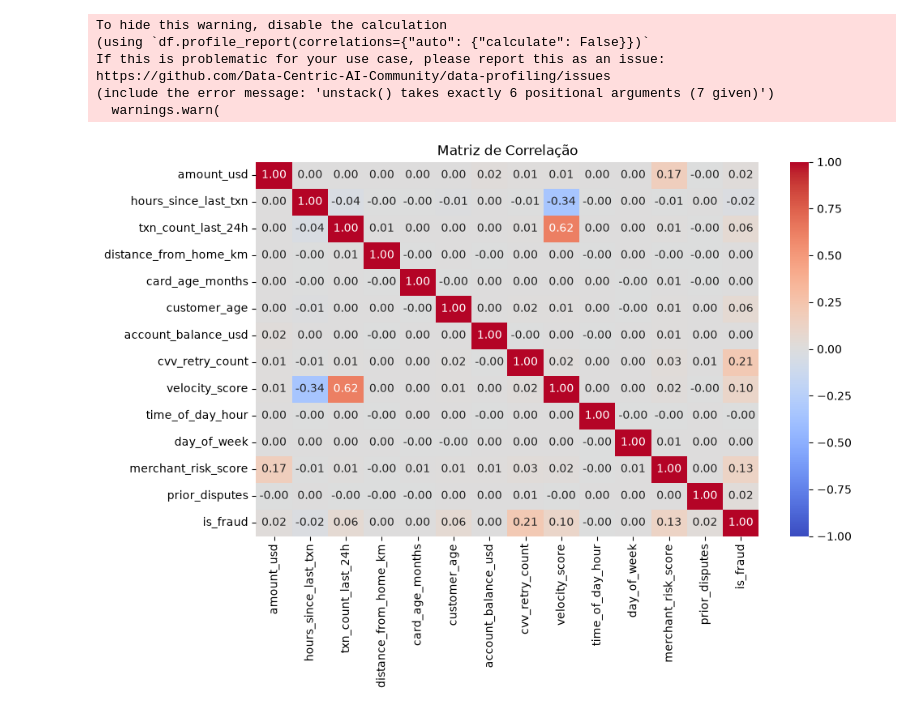
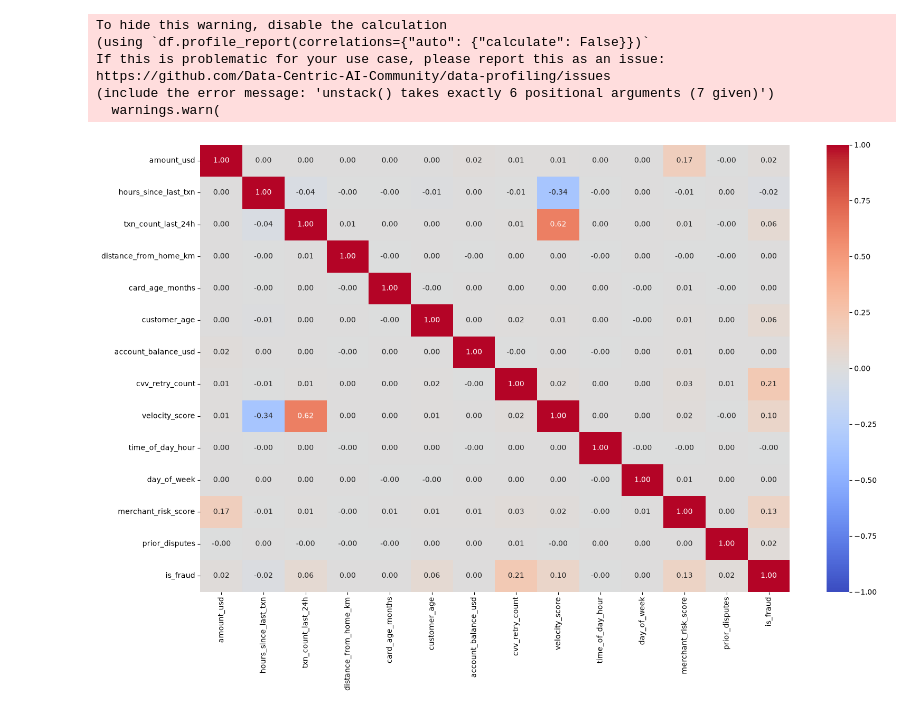
Before and after one commit to felipepizzinato/Kaggle_Competition_Predicting_Credit_Card_Fraud, a Jupyter notebook: eda.ipynb, the cells around one changed output. Saved outputs shown, nothing was run; the diff lists cells and outputs as text; code cells hidden in the pictures.

```diff
--- a/eda.ipynb
+++ b/eda.ipynb
@@ -84,23 +85,22 @@ https://github.com/Data-Centric-AI-Community/data-profiling/issues
 # %%
 df_numeric = df_tratado.select_dtypes(include="number")
 
-correlacao = df_numeric.corr(method="pearson")
+pearson_correlation = df_numeric.corr(method="pearson")
 
-plt.figure(figsize=(10, 6))
+plt.figure(figsize=(18, 11))
 
 sns.heatmap(
-    correlacao,
+    pearson_correlation,
     annot=True,
     cmap="coolwarm",
     fmt=".2f",
     vmin=-1,
     vmax=1
 )
 
-plt.title("Matriz de Correlação")
 plt.show()
 # %% [output]
-[figure, old version]
+[figure, new version]
 # %%
 df_numeric = df_tratado.select_dtypes(include="number")
 
```
Also changed, not shown: parts of 6 cells of this notebook.
